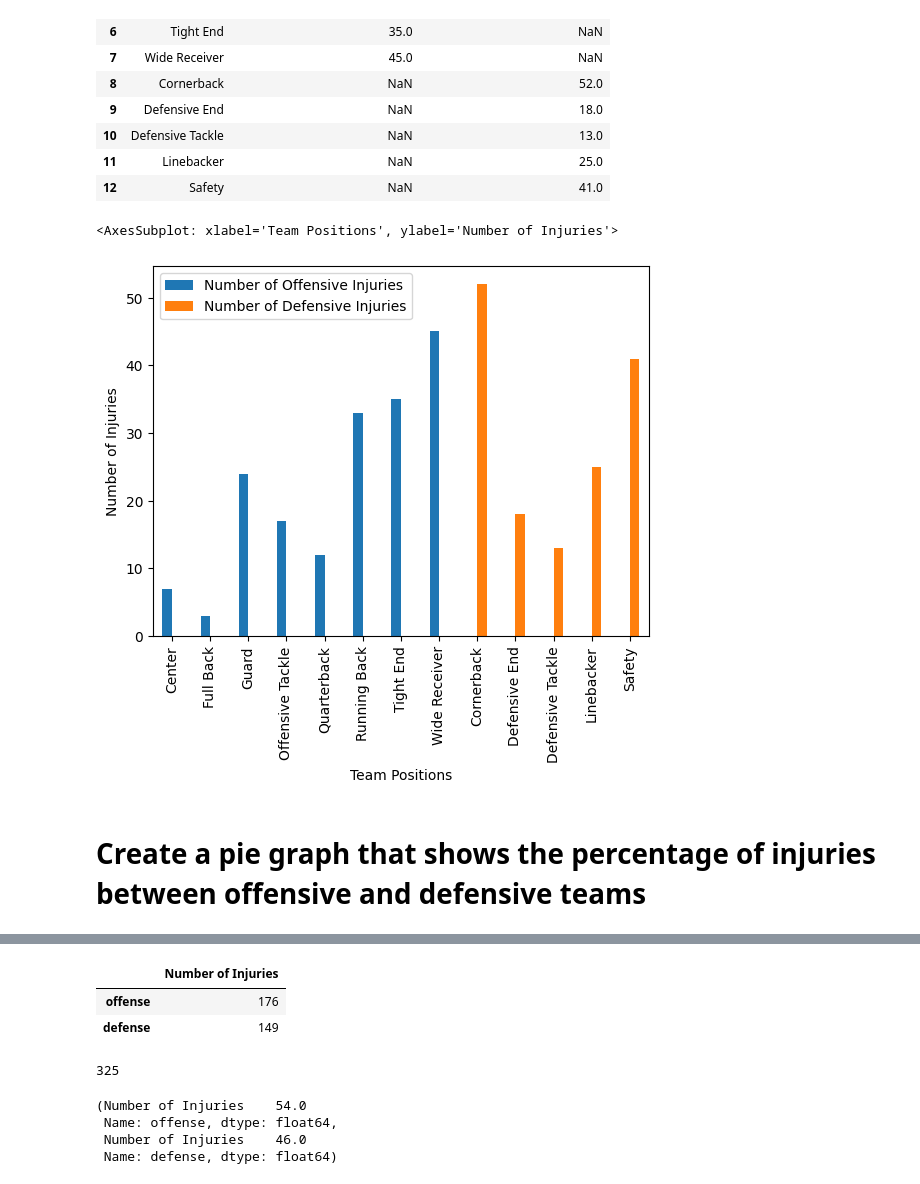
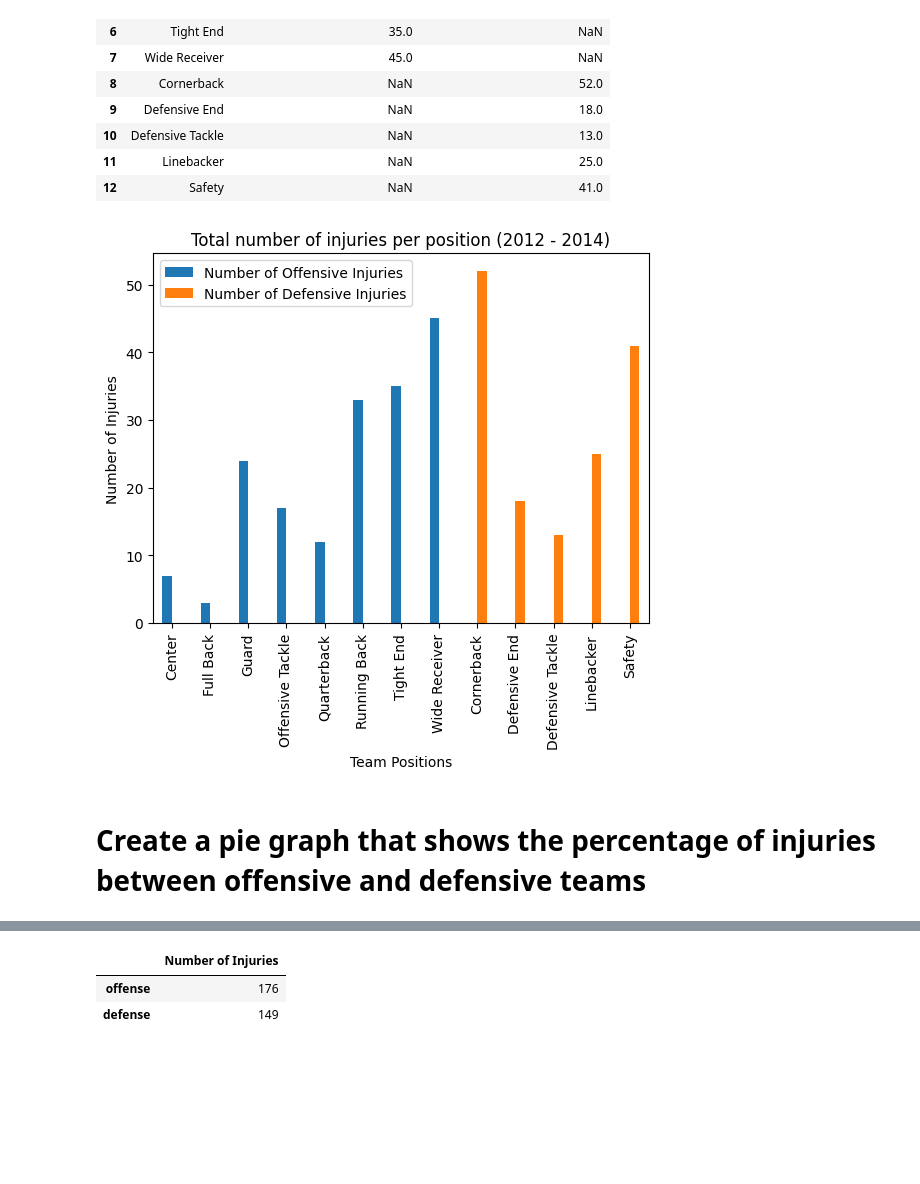
Before and after one commit to DunieCarrasco/nfl_concussion_analysis, a Jupyter notebook: joel_clean_dataframe.ipynb, the cells around one changed output, grey strips where cells are left out. Cells and saved outputs as stored; diff of their text form; code cells hidden in the pictures; blank space fills up the shorter version.

```diff
--- a/joel_clean_dataframe.ipynb
+++ b/joel_clean_dataframe.ipynb
@@ -85,4 +85,4 @@ clean_df
 325 rows × 18 columns
 # %%
 # Drop the unwanted column
-clean_df = clean_df.drop(["Unnamed: 0"], axis=1)
+# clean_df = clean_df.drop(["Unnamed: 0"], axis=1)
@@ -417,12 +421,21 @@ bar_injuries_df
 # %%
 # Create the bar graph
 bar_injuries_df = bar_injuries_df.set_index("Position")
-bar_injuries_df.plot(kind="bar", xlabel="Team Positions", ylabel="Number of Injuries", position=0.5)
+bar_injuries_df.plot(kind="bar",
+                     xlabel="Team Positions",
+                     ylabel="Number of Injuries",
+                     title="Total number of injuries per position (2012 - 2014)",
+                     position=0.5)
+
+# Save the plot to a file
+plt.savefig("Total_injuries_on_2012-2014.png")
+
+# Show the plot
+plt.show()
 # %% [output]
-<AxesSubplot: xlabel='Team Positions', ylabel='Number of Injuries'>
-[figure, old version]
+[figure, new version]
-# %% [markdown]
-# Create a pie graph that shows the percentage of injuries between offensive and defensive teams
+# %% [markdown]
+# Create a pie graph that shows the percentage of injuries between offensive and defensive teams
 # %%
 # Recall the clean dataframe
 clean_df
@@ -449,19 +462,3 @@ number_injuries_df
 |  | Number of Injuries |
 | offense | 176 |
 | defense | 149 |
-# %%
-# Determine the total number of injuries
-total_number_of_injuries = len(clean_df["Player"])
-total_number_of_injuries
-# %% [output]
-325
-# %%
-# Get the percentage of offensive and defensive injuries
-percent_offense_injury = round((number_injuries_df.iloc[0]/total_number_of_injuries)*100)
-percent_defense_injury = round((number_injuries_df.iloc[1]/total_number_of_injuries)*100)
-percent_offense_injury, percent_defense_injury
-# %% [output]
-(Number of Injuries    54.0
- Name: offense, dtype: float64,
- Number of Injuries    46.0
- Name: defense, dtype: float64)
```
Also changed, not shown: parts of 48 cells of this notebook, 8 other files.
